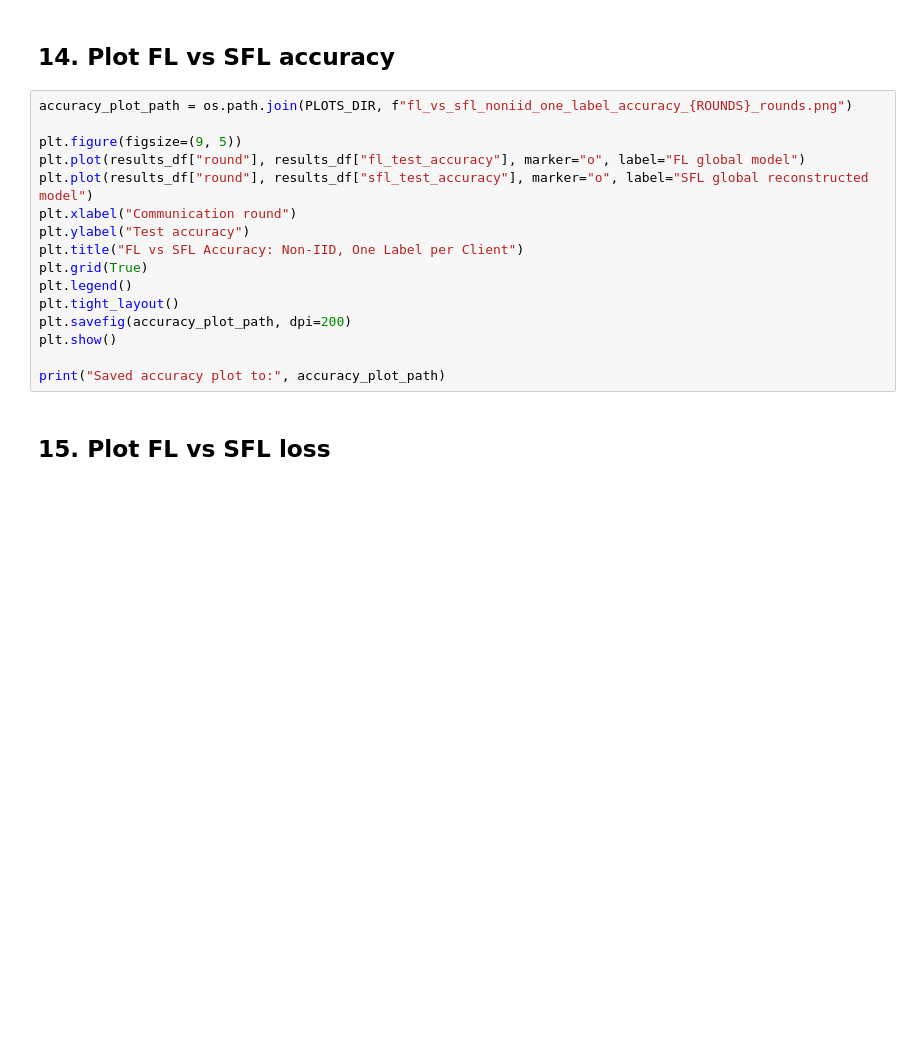
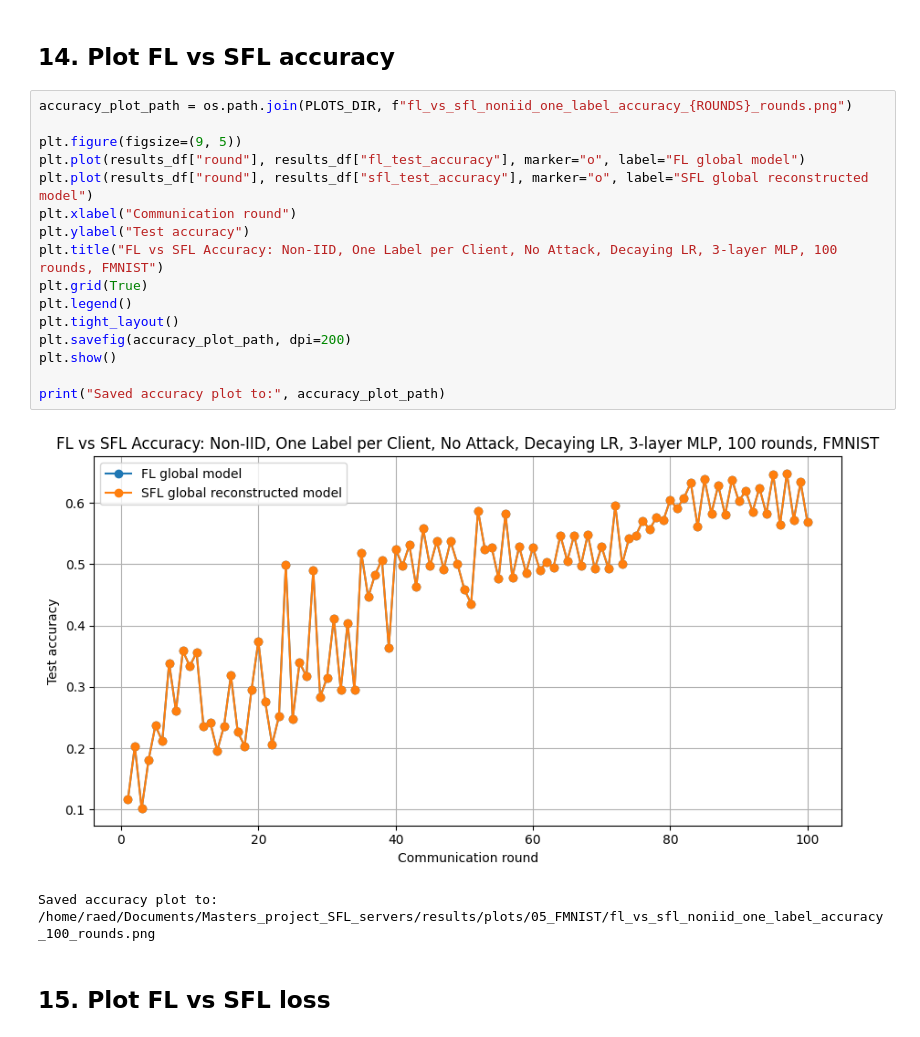
Before and after one commit to raed-ra/Masters_project_SFL_servers, a Jupyter notebook: notebooks/05C_fl_vs_sfl_noniid_one_label_FMNIST_3LAYER_client1_server2_SEPARATE_AGGREGATORS_LR004.ipynb, the cells around one changed output. Cells and saved outputs as stored; diff of their text form; blank space fills up the shorter version.

```diff
--- a/notebooks/05C_fl_vs_sfl_noniid_one_label_FMNIST_3LAYER_client1_server2_SEPARATE_AGGREGATORS_LR004.ipynb
+++ b/notebooks/05C_fl_vs_sfl_noniid_one_label_FMNIST_3LAYER_client1_server2_SEPARATE_AGGREGATORS_LR004.ipynb
@@ -754,19 +823,22 @@ print("Saved results CSV to:", results_csv_path)
 # %%
 accuracy_plot_path = os.path.join(PLOTS_DIR, f"fl_vs_sfl_noniid_one_label_accuracy_{ROUNDS}_rounds.png")
 
 plt.figure(figsize=(9, 5))
 plt.plot(results_df["round"], results_df["fl_test_accuracy"], marker="o", label="FL global model")
 plt.plot(results_df["round"], results_df["sfl_test_accuracy"], marker="o", label="SFL global reconstructed model")
 plt.xlabel("Communication round")
 plt.ylabel("Test accuracy")
-plt.title("FL vs SFL Accuracy: Non-IID, One Label per Client")
+plt.title("FL vs SFL Accuracy: Non-IID, One Label per Client, No Attack, Decaying LR, 3-layer MLP, 100 rounds, FMNIST")
 plt.grid(True)
 plt.legend()
 plt.tight_layout()
 plt.savefig(accuracy_plot_path, dpi=200)
 plt.show()
 
 print("Saved accuracy plot to:", accuracy_plot_path)
+# %% [output]
+[figure, added]
+Saved accuracy plot to: /home/raed/Documents/Masters_project_SFL_servers/results/plots/05_FMNIST/fl_vs_sfl_noniid_one_label_accuracy_100_rounds.png
 # %% [markdown]
 ## 15. Plot FL vs SFL loss
 # %%
```
Also changed, not shown: parts of 10 cells of this notebook, 39 other files.
